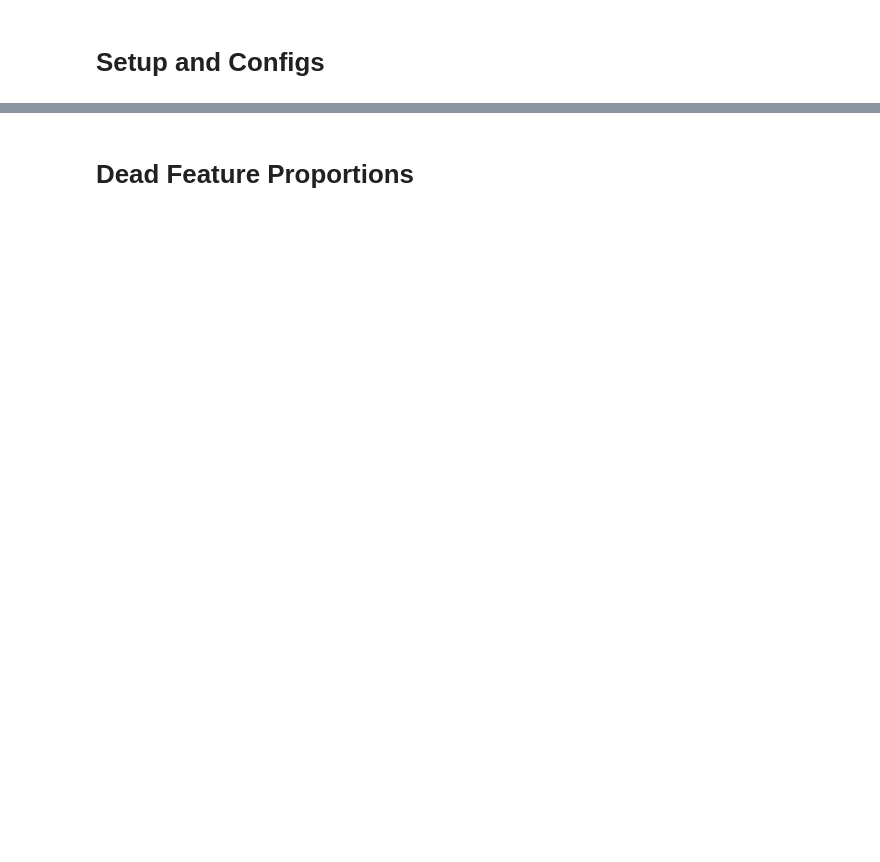
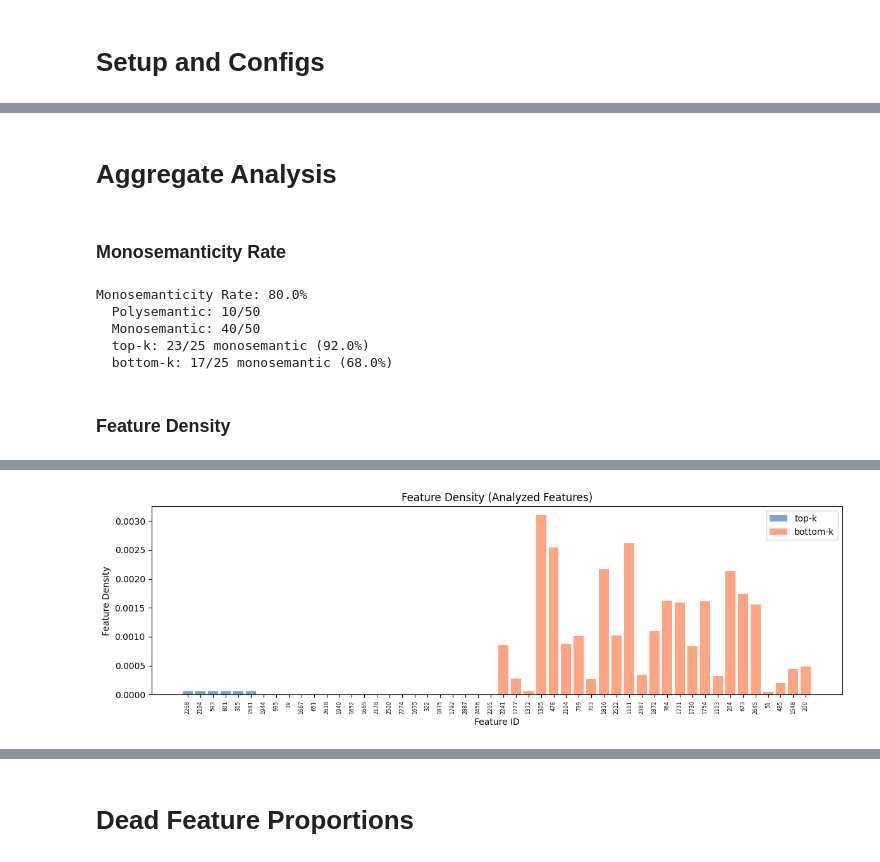
Before and after one commit to adityaiyer7/sae-monosemantic, a Jupyter notebook: src/evaluation/feature_analysis.ipynb, the cells around one changed output, grey strips where cells are left out. Drawn from its saved outputs; the diff is of its cells as text; code cells hidden in the pictures; blank space fills up the shorter version.

```diff
--- a/src/evaluation/feature_analysis.ipynb
+++ b/src/evaluation/feature_analysis.ipynb
@@ -145,0 +229,50 @@ for prop, counts in r["token_type_breakdown"].items():
+# %% [markdown]
+# Aggregate Analysis
+# %% [markdown]
+### Monosemanticity Rate
+# %%
+polysemantic_count = sum(
+    1 for r in batch_results if "POLYSEMANTIC" in r["llm_label"].upper()
+)
+total_count = len(batch_results)
+monosemantic_rate = 1 - (polysemantic_count / total_count)
+
+print(f"Monosemanticity Rate: {monosemantic_rate:.1%}")
+print(f"  Polysemantic: {polysemantic_count}/{total_count}")
+print(f"  Monosemantic: {total_count - polysemantic_count}/{total_count}")
+
+for group in ["top-k", "bottom-k"]:
+    group_results = [r for r in batch_results if r["group"] == group]
+    group_poly = sum(1 for r in group_results if "POLYSEMANTIC" in r["llm_label"].upper())
+    print(f"  {group}: {len(group_results) - group_poly}/{len(group_results)} monosemantic "
+          f"({1 - group_poly / len(group_results):.1%})")
+# %% [output]
+Monosemanticity Rate: 80.0%
+  Polysemantic: 10/50
+  Monosemantic: 40/50
+  top-k: 23/25 monosemantic (92.0%)
+  bottom-k: 17/25 monosemantic (68.0%)
+# %% [markdown]
+### Feature Density
+# %%
+density_df = feature_analyzer.get_feature_density(table_name)
+
+batch_summary_with_density = batch_summary_df.merge(density_df, on="feature_id", how="left")
+display(batch_summary_with_density)
+
+fig, ax = plt.subplots(figsize=(12, 4))
+for group, color in [("top-k", "steelblue"), ("bottom-k", "coral")]:
+    group_data = batch_summary_with_density[batch_summary_with_density["group"] == group]
+    ax.bar(
+        group_data["feature_id"].astype(str),
+        group_data["feature_density"],
+        color=color, alpha=0.7, label=group
+    )
+ax.set_xlabel("Feature ID")
+ax.set_ylabel("Feature Density")
+ax.set_title("Feature Density (Analyzed Features)")
+ax.legend()
+plt.xticks(rotation=90, fontsize=6)
+plt.tight_layout()
+plt.show()
+# %% [output]
@@ -145,0 +296 @@ for prop, counts in r["token_type_breakdown"].items():
+[figure, added]
```
Also changed, not shown: parts of 19 cells of this notebook, 6 other files.
